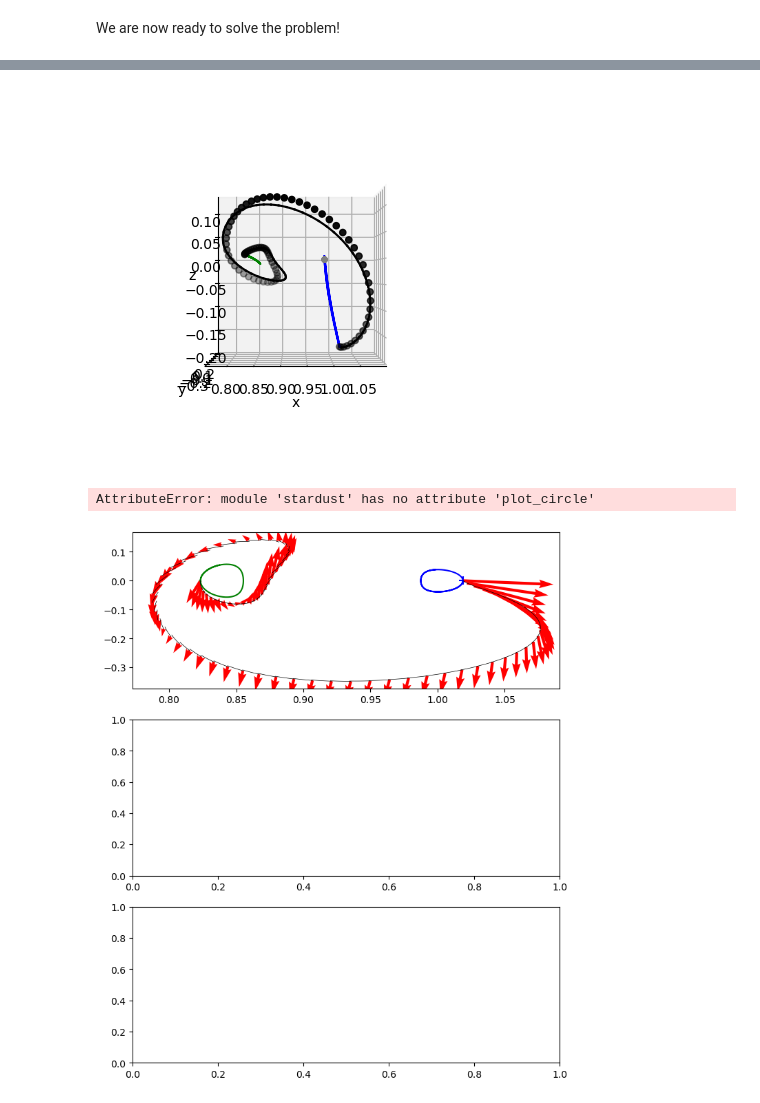
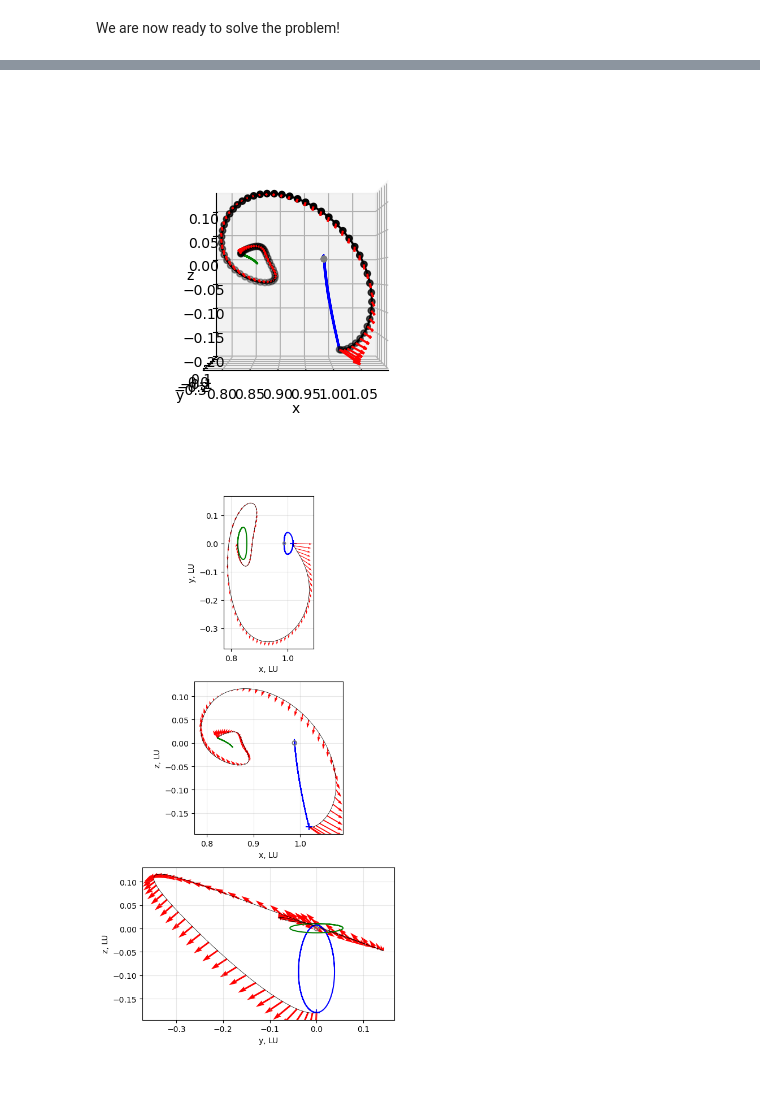
Before and after one commit to Yuricst/python-stardust, a Jupyter notebook: docs/source/notebooks/ex_twostage_fixedtf_cr3bp.ipynb, the cells around one changed output, grey strips where cells are left out. Drawn from its saved outputs; the diff is of its cells as text; code cells hidden in the pictures.

```diff
--- a/docs/source/notebooks/ex_twostage_fixedtf_cr3bp.ipynb
+++ b/docs/source/notebooks/ex_twostage_fixedtf_cr3bp.ipynb
@@ -164,6 +164,9 @@ fig, ax, sols_check = prob.plot_trajectory(use_itm_nodes=False, show_maneuvers=F
 #     for _sol in _sols:
 #         ax.plot(_sol.y[0,:], _sol.y[1,:], _sol.y[2,:], color='black', lw=0.5)
 
+ax.quiver(prob.nodes[:,0], prob.nodes[:,1], prob.nodes[:,2],
+        prob.v_residuals[:,0], prob.v_residuals[:,1], prob.v_residuals[:,2],
+        color='red')
 ax.plot(sol0_ballistic.y[0,:], sol0_ballistic.y[1,:], sol0_ballistic.y[2,:], color='blue')
 ax.plot(solf_ballistic.y[0,:], solf_ballistic.y[1,:], solf_ballistic.y[2,:], color='green')
 stardust.plot_sphere_wireframe(ax, 1737/384400, [1-mu,0,0], color='grey')
@@ -172,30 +175,30 @@ ax.set_aspect('equal', 'box')
 ax.view_init(0,270)
 plt.show()
 # %% [output]
-[figure, old version]
+[figure, new version]
 # %%
 fig, axs = plt.subplots(3,1,figsize=(8,10))
 
 ixys = [[0,1], [0,2], [1,2]]
 labels = [['x, LU', 'y, LU'], ['x, LU', 'z, LU'], ['y, LU', 'z, LU']]
-for ixy,ax,label in zip(ixys, axs, labels):
+moon_coords = [[1-mu,0], [1-mu,0], [0,0]]
+for ixy,ax,label, moon_coord in zip(ixys, axs, labels, moon_coords):
     ax.plot(sol0_ballistic.y[ixy[0],:], sol0_ballistic.y[ixy[1],:], color='blue', label='initial orbit')
     ax.plot(solf_ballistic.y[ixy[0],:], solf_ballistic.y[ixy[1],:], color='green', label='final orbit')
     for sol in sols_transfer:
         ax.plot(sol.y[ixy[0],:], sol.y[ixy[1],:], color='black', lw=0.5)
     ax.scatter(rv0[ixy[0]], rv0[ixy[1]], color='blue', marker="+", s=80)
     ax.quiver(prob.nodes[:,ixy[0]], prob.nodes[:,ixy[1]],
             prob.v_residuals[:,ixy[0]], prob.v_residuals[:,ixy[1]],
             color='red')
-    stardust.plot_circle(ax, 1737/LU, [1-mu,0], color='grey')
+    stardust.plot_circle(ax, 1737/LU, moon_coord, color='grey')
     ax.set_aspect('equal')
     ax.grid(True, alpha=0.3)
     ax.set(xlabel=label[0], ylabel=label[1])
 plt.tight_layout()
 plt.show()
 # %% [output]
-AttributeError: module 'stardust' has no attribute 'plot_circle'
-[figure, old version]
+[figure, new version]
 # %%
 pos_error = np.linalg.norm(sols_check[-1].y[0:3,-1] - rvf[0:3])
 vel_error = np.linalg.norm(sols_check[-1].y[3:6,-1] + prob.v_residuals[-1] - rvf[3:])
```
Also changed, not shown: parts of 3 cells of this notebook, 6 other files.
